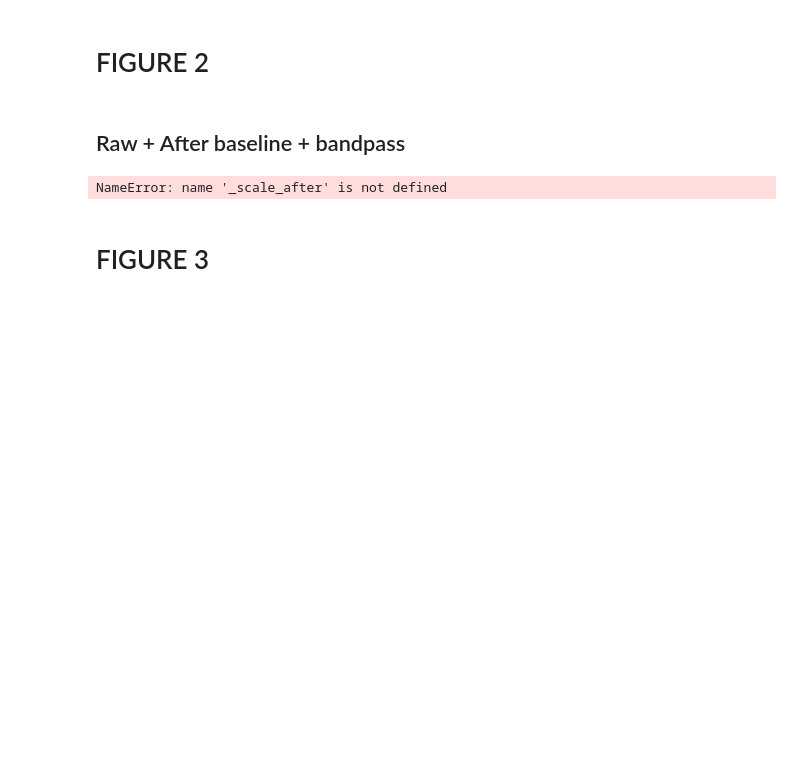
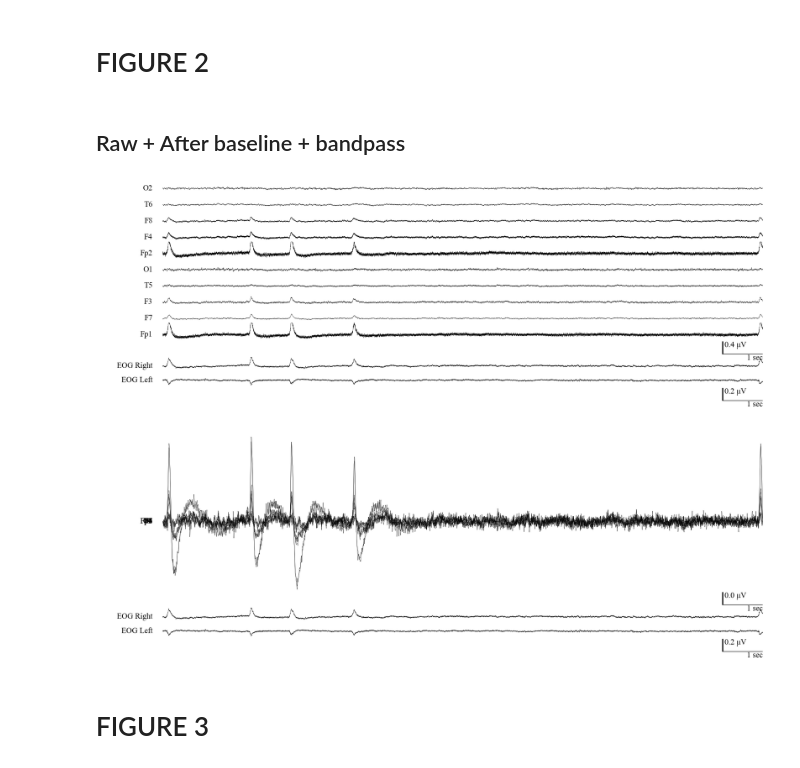
Before and after one commit to Young1906/ica_paper, a Jupyter notebook: figures_v4.ipynb, the cells around one changed output. Cells and saved outputs as stored; diff of their text form; code cells hidden in the pictures; blank space fills up the shorter version.

```diff
--- a/figures_v4.ipynb
+++ b/figures_v4.ipynb
@@ -113,54 +86,52 @@ def ica_pipe(sample_raw_bandpass):
 # FIGURE 2
 # %% [markdown]
 ## Raw + After baseline + bandpass
+# %%
+plt.rcParams["figure.figsize"] = [15,5]
 # %%
-plt.rcParams["figure.figsize"] = [10,5]
+# plt.rcParams["figure.figsize"] = [10,5]
 PATH = "figures/figure2"
 i = 0
 for task in eeg.tasks:
     for c in chunks(task, 15):
         i+=1
 
         if i!=7:
             continue
 
         if i>7:
             break
 
         sample_raw, sample_raw_baseline, sample_raw_bandpass, sample_raw_eog = baseline_bandpass(c)
-        # ica, sample_raw_train, sample_raw_corrected = ica_pipe(sample_raw_bandpass)
 
 
         # Raw
-        plot_sig_2(
-            sig = sample_raw.get_data() / 1e3,
+        plot_sig(
+            X = sample_raw.get_data() * 1e3,
             fs = 500,
             dpi = 150,
-            unit = "1e-06V",
+            unit = "μV",
             ch_names = sample_raw.ch_names,
-            eog_sig = sample_raw_eog.get_data() / 1e3,
+            X_EOG = sample_raw_eog.get_data() * 1e3,
             eog_ch_names = sample_raw_eog.ch_names,
-            markers = [.3,2.2,3.3,4.9],
-            scale=_scale_after/1e3,
-            eog_unit = "1e-06V",
         );
 
 
         # Baseline + Bandpass
-        plot_sig_2(
-            sig = sample_raw_bandpass.get_data() / 1e3,
+        plot_sig(
+            X = sample_raw_bandpass.get_data() * 1e3,
             fs = 500,
             dpi = 150,
-            unit = "1e-06V",
+            unit = "μV",
             ch_names = sample_raw.ch_names,
-            eog_sig = sample_raw_eog.get_data() / 1e3,
+            X_EOG = sample_raw_eog.get_data() * 1e3,
             eog_ch_names = sample_raw_eog.ch_names,
-            eog_unit = "1e-06V",
             markers = [.3,2.2,3.3,4.9],
-            scale=_scale_after/1e3
+            scale = .9e-6
         );
 # %% [output]
-NameError: name '_scale_after' is not defined
+[figure, added]
+[figure, added]
 # %% [markdown]
 # FIGURE 3
 # %% [markdown]
```
Also changed, not shown: parts of 8 cells of this notebook, 27 other files.
